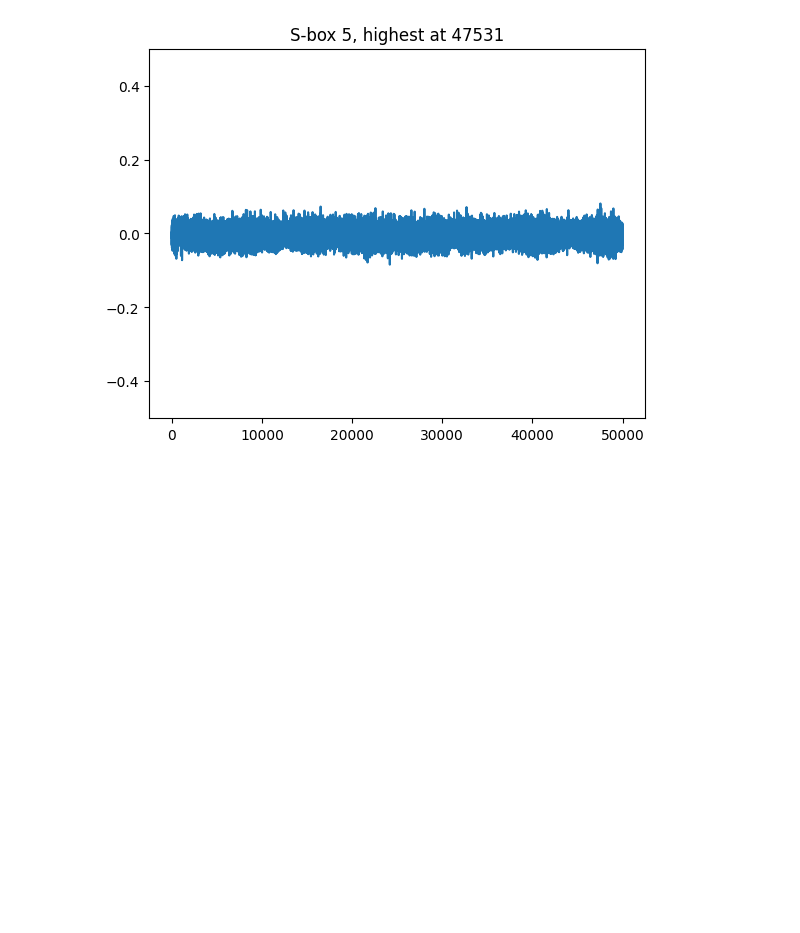
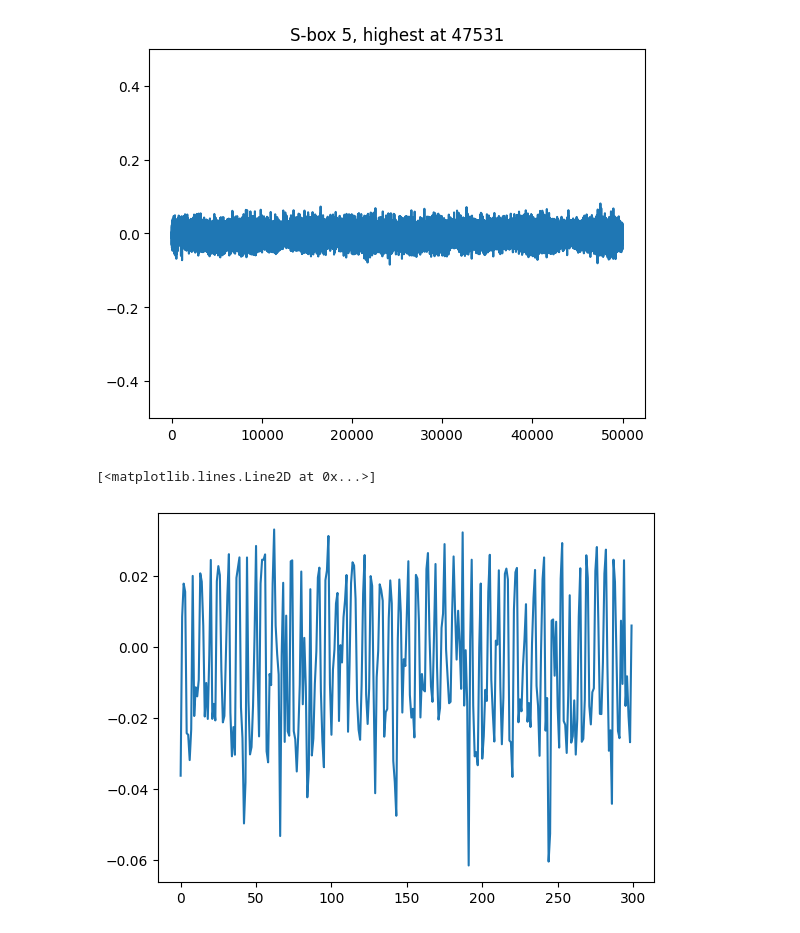
Before and after one commit to Pace222/Elisabeth-b4-SCA, a Jupyter notebook: side_channel_attack/analyze_sboxes.ipynb, the cells around one changed output. Saved outputs shown, nothing was run; the diff lists cells and outputs as text; code cells hidden in the pictures; blank space fills up the shorter version.

```diff
--- a/side_channel_attack/analyze_sboxes.ipynb
+++ b/side_channel_attack/analyze_sboxes.ipynb
@@ -65,3 +67,8 @@ for sbox_idx in range(6):
 [figure]
 [figure]
 [figure]
+# %%
+plt.plot(corr_coef(np.array(hypotheses(inputs, outputs, 0)), np.array(traces[0]))[26500:26800])
+# %% [output]
+[<matplotlib.lines.Line2D at 0x...>]
+[figure, added]
```
Also changed, not shown: parts of 7 cells of this notebook.
